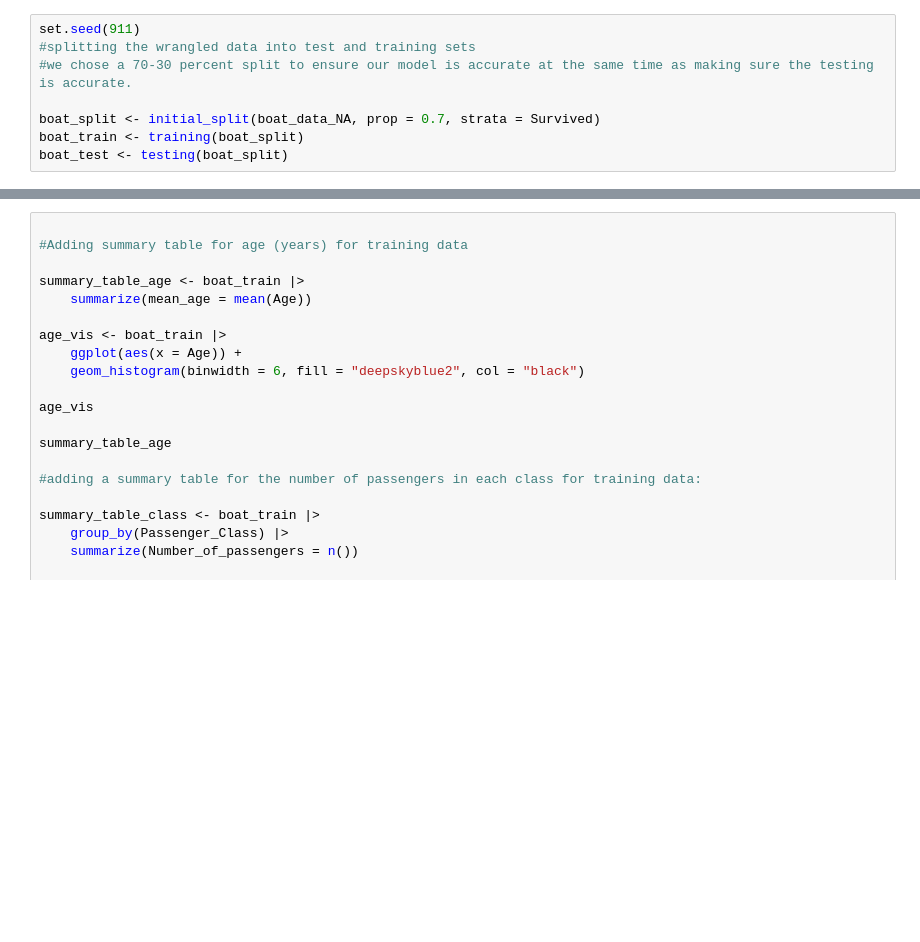
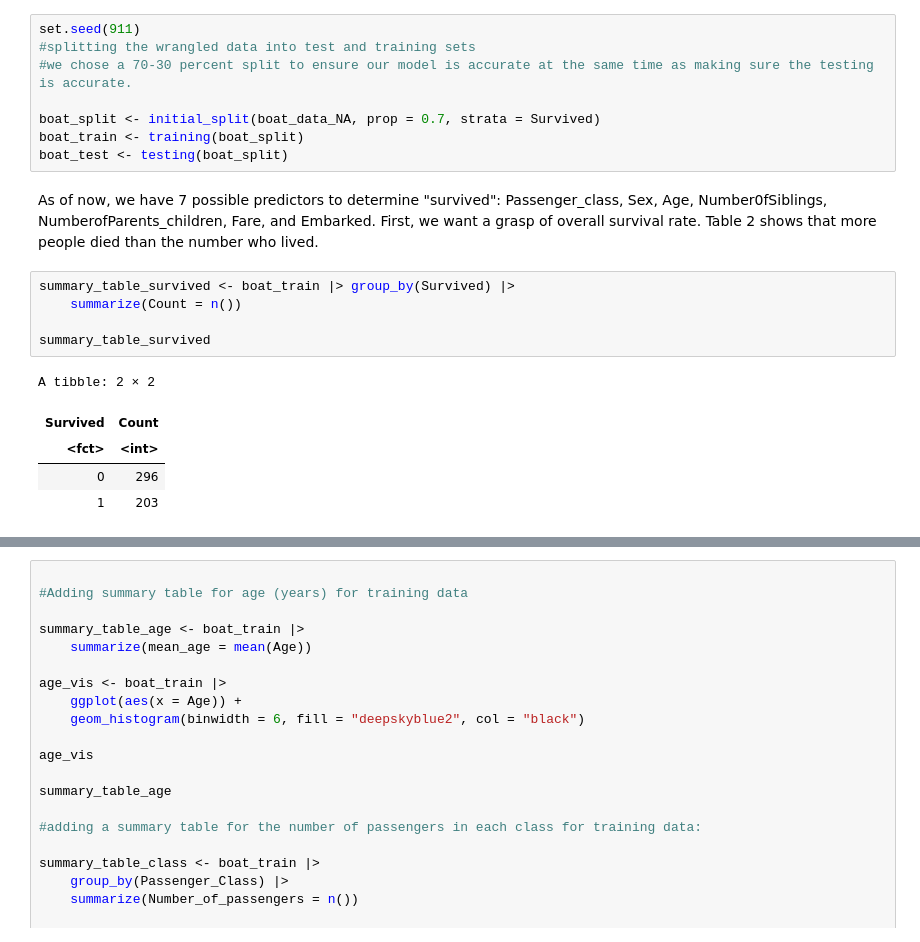
Before and after one commit to zhang17s/DSCI-100-Group-Project-, a Jupyter notebook: Proposal.ipynb, the cells around one changed output, grey strips where cells are left out. Cells and saved outputs as stored; diff of their text form; blank space fills up the shorter version.

```diff
--- a/Proposal.ipynb
+++ b/Proposal.ipynb
@@ -163,3 +151,16 @@ set.seed(911)
 boat_split <- initial_split(boat_data_NA, prop = 0.7, strata = Survived)
 boat_train <- training(boat_split)
 boat_test <- testing(boat_split)
+# %% [markdown]
+As of now, we have 7 possible predictors to determine "survived": Passenger_class, Sex, Age, Number0fSiblings, NumberofParents_children, Fare, and Embarked. First, we want a grasp of overall survival rate. Table 2 shows that more people died than the number who lived.
+# %%
+summary_table_survived <- boat_train |> group_by(Survived) |>
+    summarize(Count = n())
+
+summary_table_survived
+# %% [output]
+A tibble: 2 × 2
+| Survived | Count |
+| <fct> | <int> |
+| 0 | 296 |
+| 1 | 203 |
```
Also changed, not shown: parts of 15 cells of this notebook.
